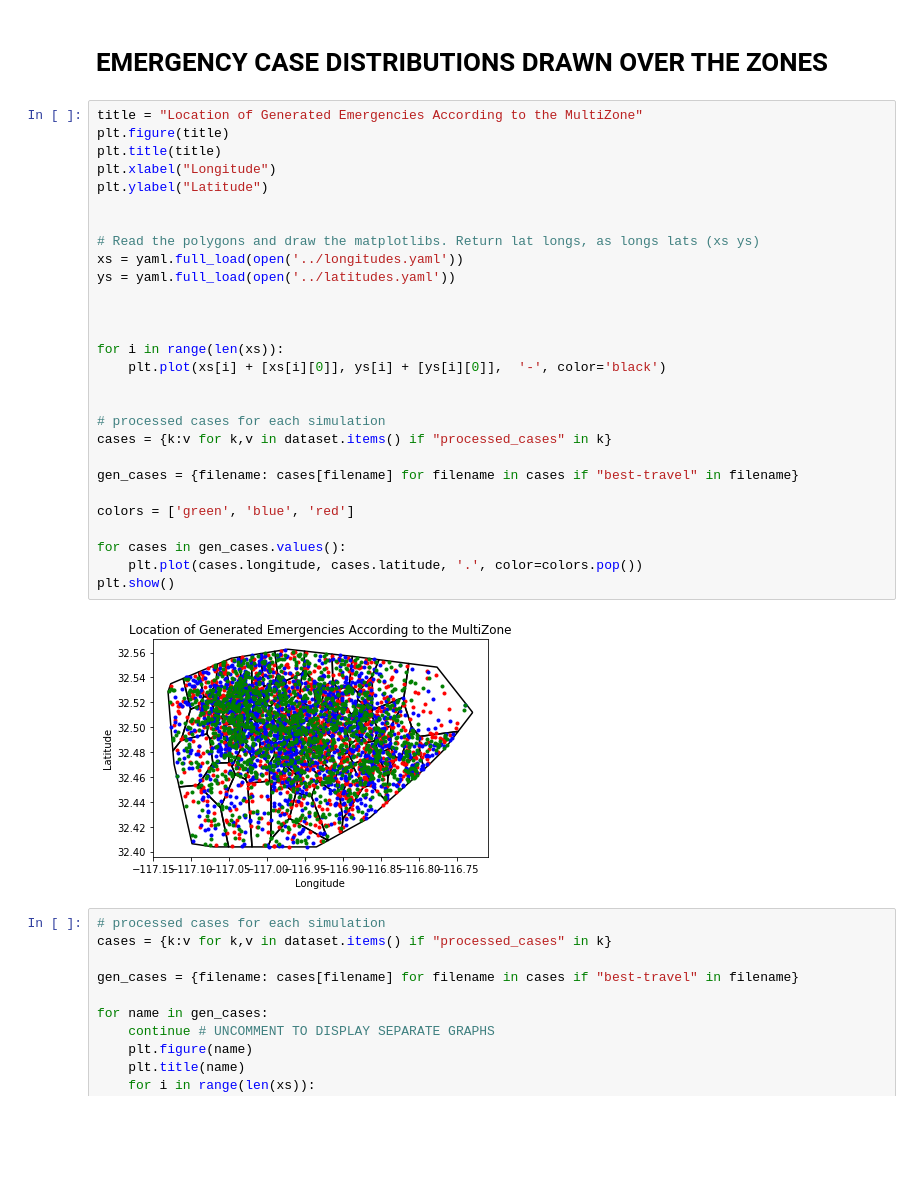
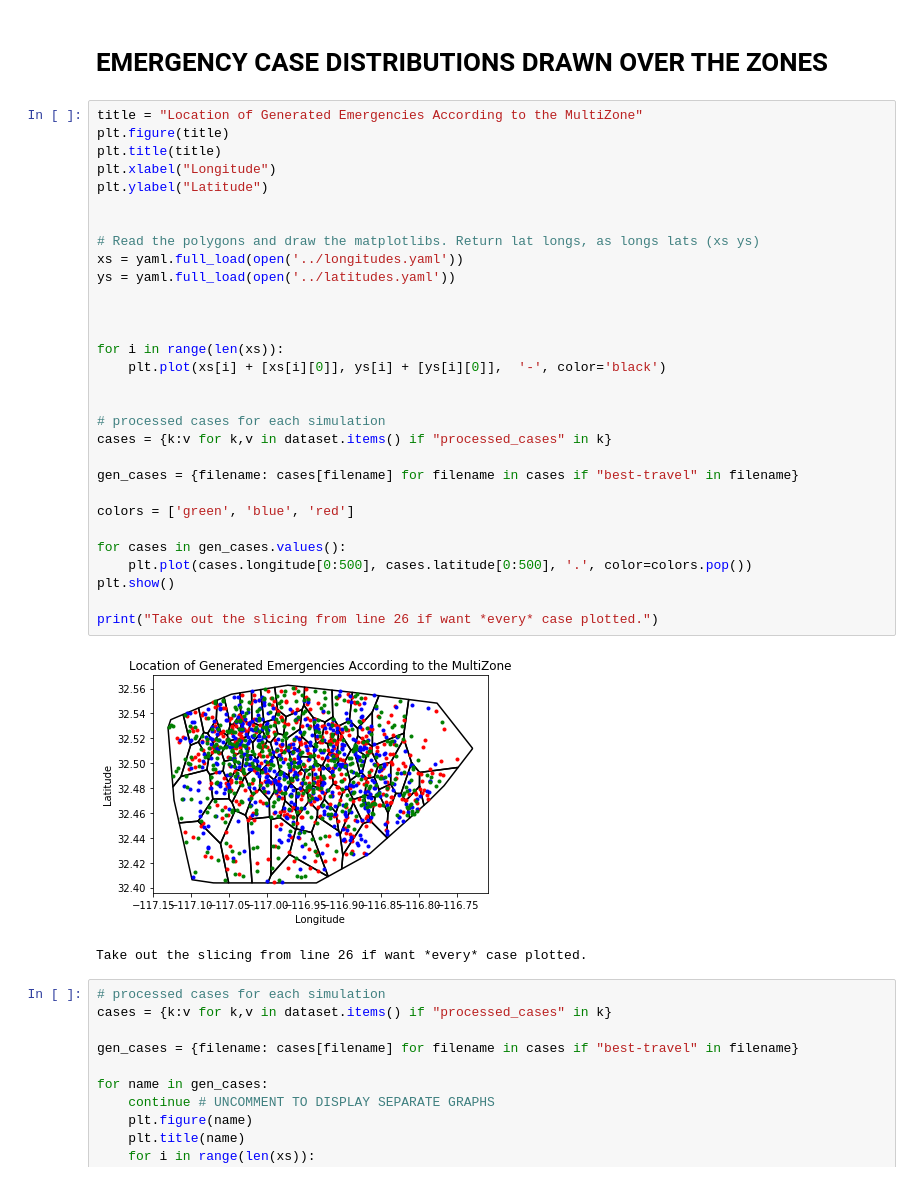
Before and after one commit to EMSTrack/Algorithms, a Jupyter notebook: rct-simulation-v3-everything.ipynb, the cells around one changed output. Drawn from its saved outputs; the diff is of its cells as text; blank space fills up the shorter version.

```diff
--- a/rct-simulation-v3-everything.ipynb
+++ b/rct-simulation-v3-everything.ipynb
@@ -134,33 +116,36 @@ tj-disaster-weighted-dispatch/processed_cases.csv
 # %%
 title = "Location of Generated Emergencies According to the MultiZone"
 plt.figure(title)
 plt.title(title)
 plt.xlabel("Longitude")
 plt.ylabel("Latitude")
 
 
 # Read the polygons and draw the matplotlibs. Return lat longs, as longs lats (xs ys)
 xs = yaml.full_load(open('../longitudes.yaml'))
 ys = yaml.full_load(open('../latitudes.yaml'))
 
 
 
 for i in range(len(xs)):
     plt.plot(xs[i] + [xs[i][0]], ys[i] + [ys[i][0]],  '-', color='black')
 
 
 # processed cases for each simulation
 cases = {k:v for k,v in dataset.items() if "processed_cases" in k}
 
 gen_cases = {filename: cases[filename] for filename in cases if "best-travel" in filename}
 
 colors = ['green', 'blue', 'red']
 
 for cases in gen_cases.values():
-    plt.plot(cases.longitude, cases.latitude, '.', color=colors.pop())
+    plt.plot(cases.longitude[0:500], cases.latitude[0:500], '.', color=colors.pop())
 plt.show()
+
+print("Take out the slicing from line 26 if want *every* case plotted.")
 # %% [output]
-[figure, old version]
+[figure, new version]
+Take out the slicing from line 26 if want *every* case plotted.
 # %%
 # processed cases for each simulation
 cases = {k:v for k,v in dataset.items() if "processed_cases" in k}
```
Also changed, not shown: parts of 15 cells of this notebook.
